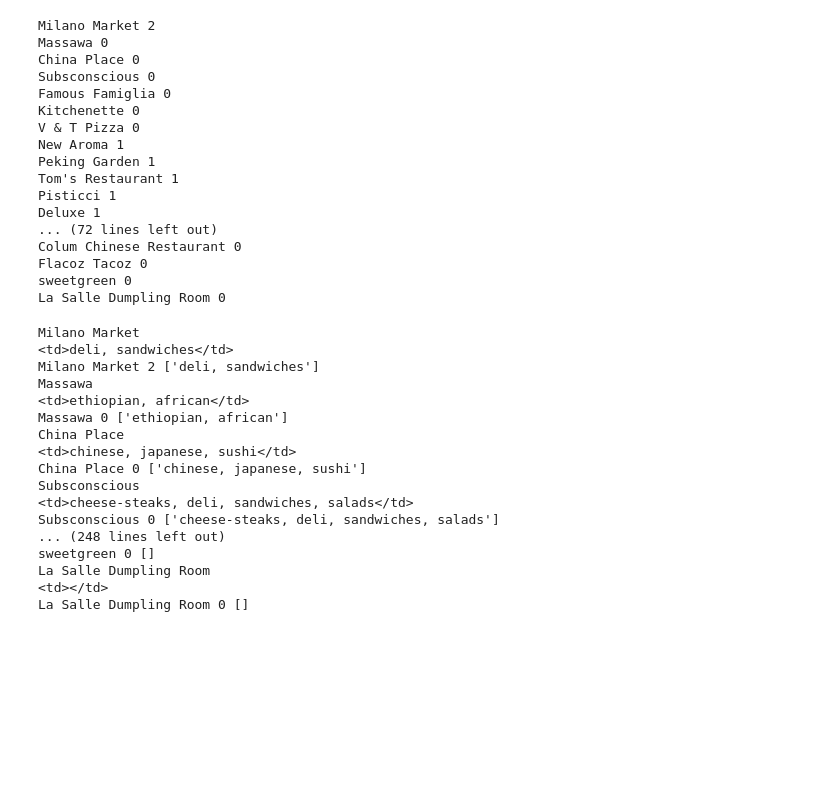
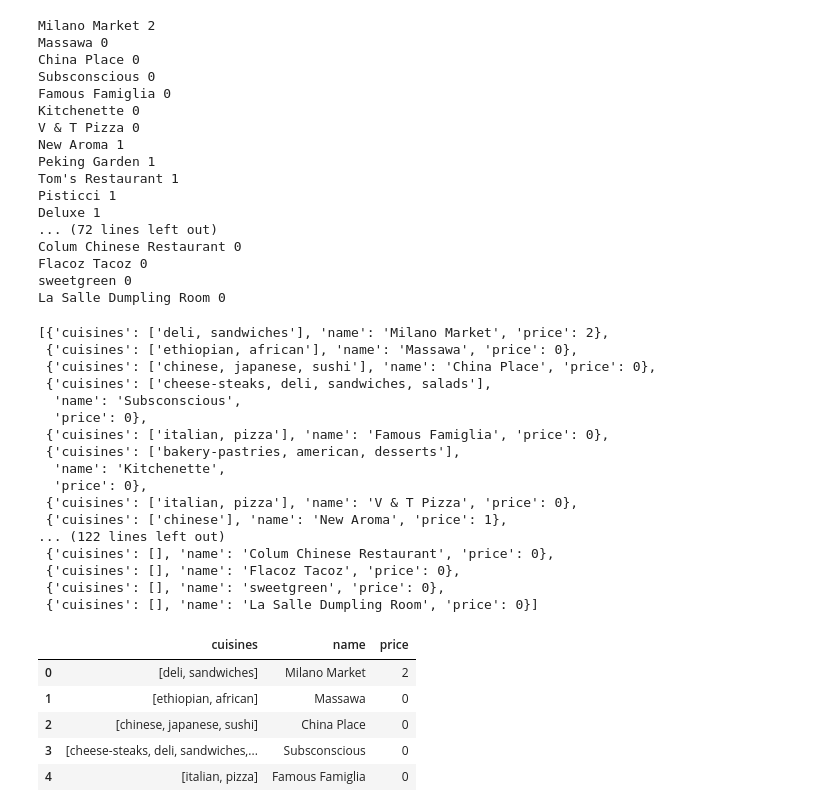
Before and after one commit to M0nica/Lede2016, a Jupyter notebook: ddb/06-21-2016.ipynb, the cells around one changed output. Saved outputs shown, nothing was run; the diff lists cells and outputs as text; code cells hidden in the pictures; blank space fills up the shorter version.

```diff
--- a/ddb/06-21-2016.ipynb
+++ b/ddb/06-21-2016.ipynb
@@ -430,28 +430,32 @@ def get_cuisine(tr_tag):
 
     return cuisine_list
 # %%
+restaurants = []
 search_table = soup.find("table", {'class': 'search-results'})
 table_body = search_table.find('tbody')
 for tr_tag in table_body.findAll('tr'):
     restaurant_name = get_name(tr_tag)
     price = get_price(tr_tag)
     cuisine = get_cuisine(tr_tag)
-    print(restaurant_name, price, cuisine)
+    rest_dict = {"name": restaurant_name, "price": price, "cuisines": cuisine}
+    #print(restaurant_name, price, cuisine)
+    restaurants.append(rest_dict)
+restaurants
 # %% [output]
-Milano Market
-<td>deli, sandwiches</td>
-Milano Market 2 ['deli, sandwiches']
-Massawa
-<td>ethiopian, african</td>
-Massawa 0 ['ethiopian, african']
-China Place
-<td>chinese, japanese, sushi</td>
-China Place 0 ['chinese, japanese, sushi']
-Subsconscious
-<td>cheese-steaks, deli, sandwiches, salads</td>
-Subsconscious 0 ['cheese-steaks, deli, sandwiches, salads']
-... (248 lines left out)
-sweetgreen 0 []
-La Salle Dumpling Room
-<td></td>
-La Salle Dumpling Room 0 []
+[{'cuisines': ['deli, sandwiches'], 'name': 'Milano Market', 'price': 2},
+ {'cuisines': ['ethiopian, african'], 'name': 'Massawa', 'price': 0},
+ {'cuisines': ['chinese, japanese, sushi'], 'name': 'China Place', 'price': 0},
+ {'cuisines': ['cheese-steaks, deli, sandwiches, salads'],
+  'name': 'Subsconscious',
+  'price': 0},
+ {'cuisines': ['italian, pizza'], 'name': 'Famous Famiglia', 'price': 0},
+ {'cuisines': ['bakery-pastries, american, desserts'],
+  'name': 'Kitchenette',
+  'price': 0},
+ {'cuisines': ['italian, pizza'], 'name': 'V & T Pizza', 'price': 0},
+ {'cuisines': ['chinese'], 'name': 'New Aroma', 'price': 1},
+... (122 lines left out)
+ {'cuisines': [], 'name': 'Colum Chinese Restaurant', 'price': 0},
+ {'cuisines': [], 'name': 'Flacoz Tacoz', 'price': 0},
+ {'cuisines': [], 'name': 'sweetgreen', 'price': 0},
+ {'cuisines': [], 'name': 'La Salle Dumpling Room', 'price': 0}]
@@ -457,0 +465,9 @@ La Salle Dumpling Room 0 []
+# %%
+df.head()
+# %% [output]
+|  | cuisines | name | price |
+| 0 | [deli, sandwiches] | Milano Market | 2 |
+| 1 | [ethiopian, african] | Massawa | 0 |
+| 2 | [chinese, japanese, sushi] | China Place | 0 |
+| 3 | [cheese-steaks, deli, sandwiches,... | Subsconscious | 0 |
+| 4 | [italian, pizza] | Famous Famiglia | 0 |
```
Also changed, not shown: parts of 2 cells of this notebook.
